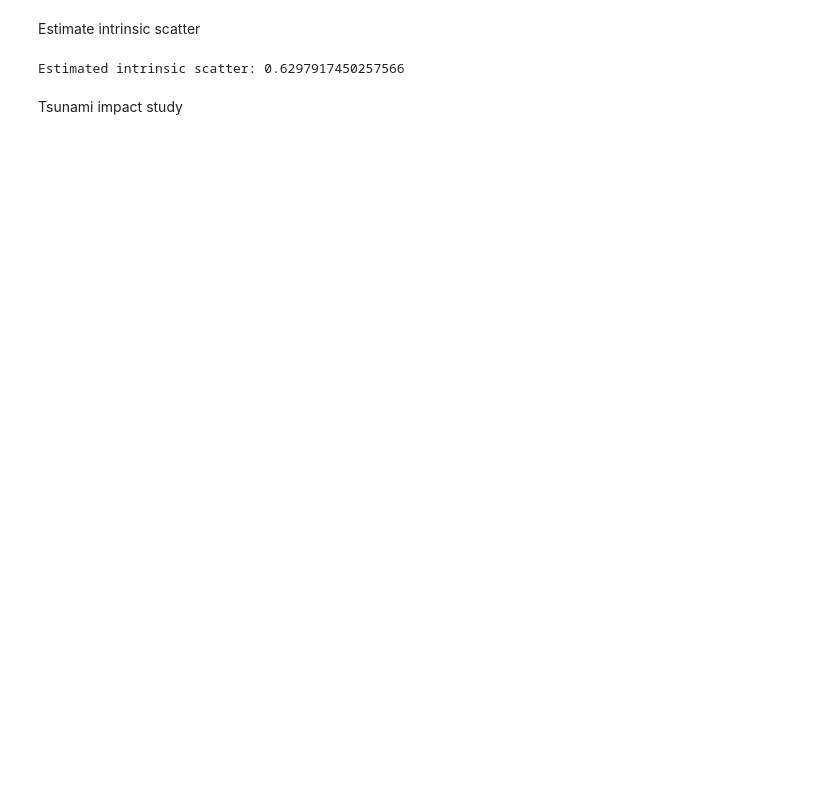
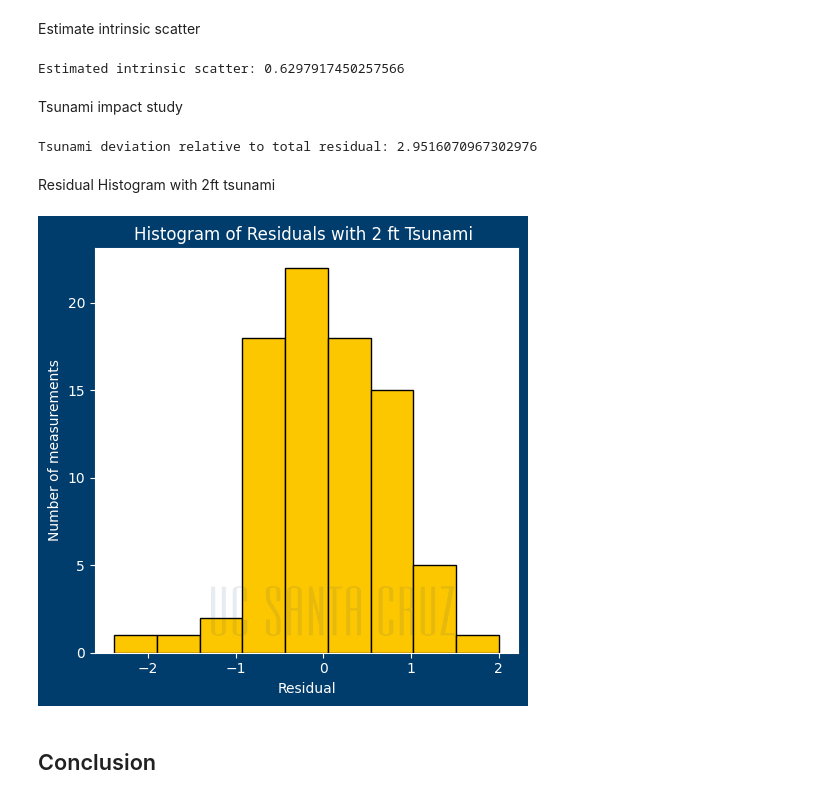
Before and after one commit to PrIceZeng-816/ASTR_19_Project, a Jupyter notebook: group-project-func.ipynb, the cells around one changed output. Cells and saved outputs as stored; diff of their text form; code cells hidden in the pictures; blank space fills up the shorter version.

```diff
--- a/group-project-func.ipynb
+++ b/group-project-func.ipynb
@@ -180,3 +221,45 @@ print(f"Estimated intrinsic scatter: {intrinsic}")
 Estimated intrinsic scatter: 0.6297917450257566
 # %% [markdown]
 Tsunami impact study
+# %%
+tsunami_resid = 2.0  # given 2.0
+
+tsunami_vs_total_residual = tsunami_resid / std_resid
+
+print(f"Tsunami deviation relative to total residual: {tsunami_vs_total_residual}")
+# %% [output]
+Tsunami deviation relative to total residual: 2.9516070967302976
+# %% [markdown]
+Residual Histogram with 2ft tsunami
+# %%
+resid_with_tsunami = np.append(resid, tsunami_resid)
+
+#"reasonable" number of bins = sqrt of the total number of data points
+n_bins = int(np.sqrt(len(resid_with_tsunami)))
+
+fig, ax = plt.subplots(figsize=(5, 5), facecolor="#003c6c")
+
+ax.hist(
+    resid_with_tsunami,
+    bins=n_bins,  # same number of bins as before
+    edgecolor="black",
+    histtype="bar",
+    color="#fdc700"
+)
+
+ax.set_xlabel("Residual")
+ax.set_ylabel("Number of measurements")
+ax.set_title("Histogram of Residuals with 2 ft Tsunami ")
+
+#add logo
+logo_ax = fig.add_axes([0.1, 0.15, 1, 0.1])
+logo_ax.imshow(logo, alpha=0.1)
+logo_ax.axis("off")
+
+fig.tight_layout()
+fig.savefig("Residuals_histogram_with_tsunami.pdf")
+plt.show()
+# %% [output]
+[figure, added]
+# %% [markdown]
+## Conclusion
```
Also changed, not shown: parts of 13 cells of this notebook, 3 other files.
